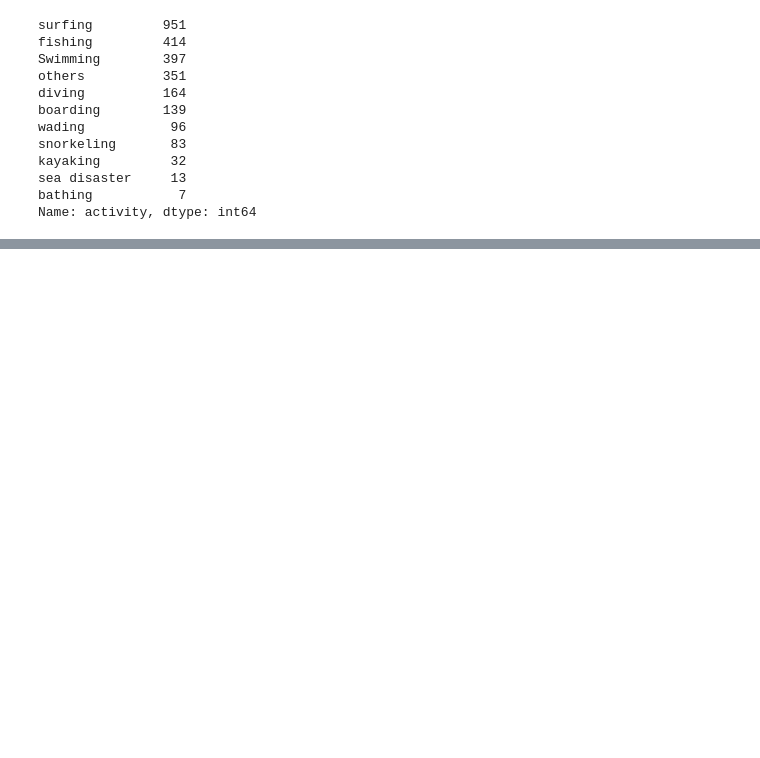
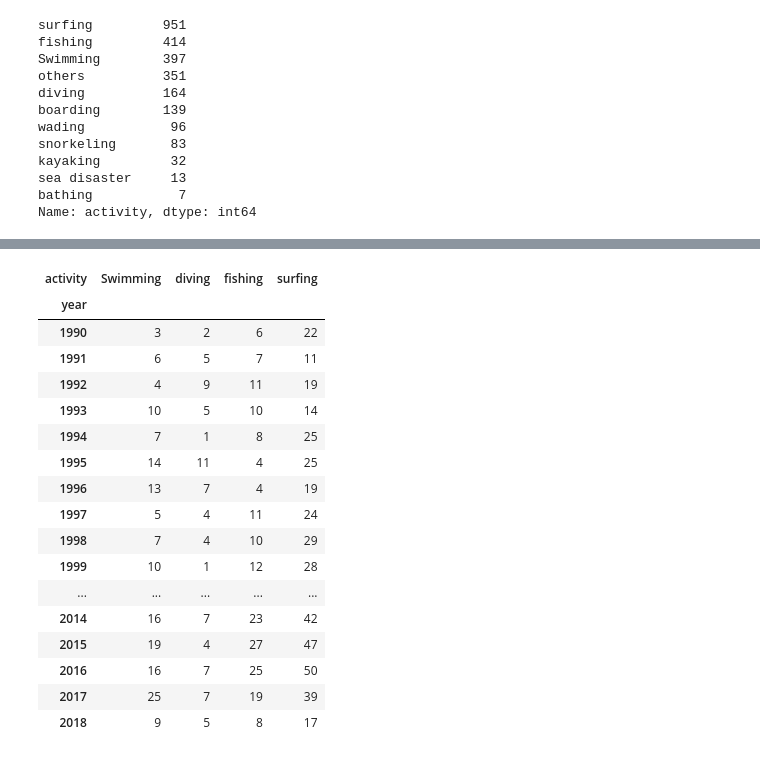
Before and after one commit to dvbarbato/shark-attack-data-analysis, a Jupyter notebook: project_shark.ipynb, the cells around one changed output, grey strips where cells are left out. Cells and saved outputs as stored; diff of their text form; code cells hidden in the pictures; blank space fills up the shorter version.

```diff
--- a/project_shark.ipynb
+++ b/project_shark.ipynb
@@ -375,0 +417,25 @@ Name: activity, dtype: int64
+# %%
+pd.pivot_table(index=['year'],
+               values='country',
+               aggfunc='count',
+               data=atividades,
+               columns='activity')
+# %% [output]
+| activity | Swimming | diving | fishing | surfing |
+| year |  |  |  |  |
+| 1990 | 3 | 2 | 6 | 22 |
+| 1991 | 6 | 5 | 7 | 11 |
+| 1992 | 4 | 9 | 11 | 19 |
+| 1993 | 10 | 5 | 10 | 14 |
+| 1994 | 7 | 1 | 8 | 25 |
+| 1995 | 14 | 11 | 4 | 25 |
+| 1996 | 13 | 7 | 4 | 19 |
+| 1997 | 5 | 4 | 11 | 24 |
+| 1998 | 7 | 4 | 10 | 29 |
+| 1999 | 10 | 1 | 12 | 28 |
+| ... | ... | ... | ... | ... |
+| 2014 | 16 | 7 | 23 | 42 |
+| 2015 | 19 | 4 | 27 | 47 |
+| 2016 | 16 | 7 | 25 | 50 |
+| 2017 | 25 | 7 | 19 | 39 |
+| 2018 | 9 | 5 | 8 | 17 |
```
Also changed, not shown: parts of 7 cells of this notebook.
